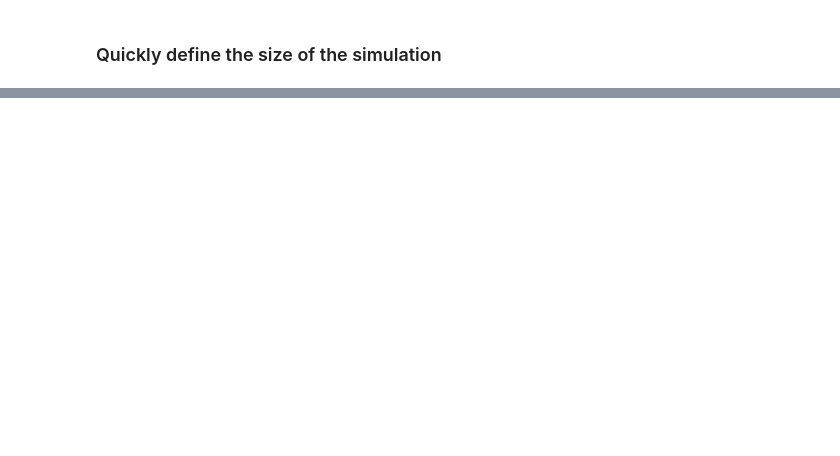
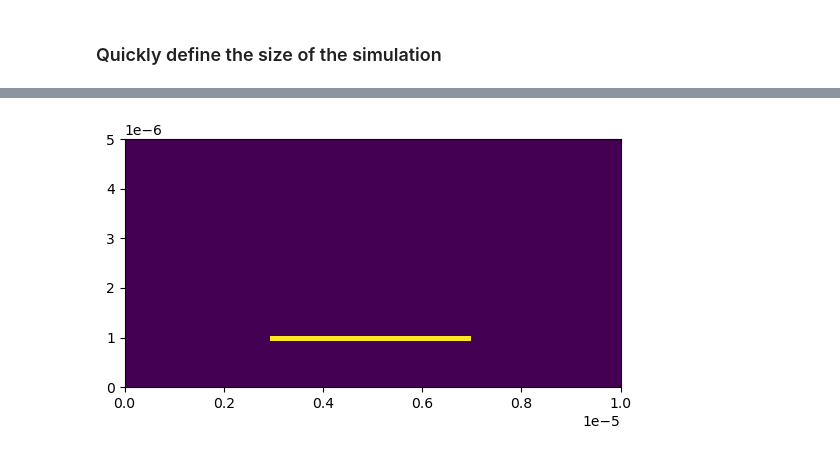
Before and after one commit to Dj1312/pepper, a Jupyter notebook: examples/planewave.ipynb, the cells around one changed output, grey strips where cells are left out. Cells and saved outputs as stored; diff of their text form; code cells hidden in the pictures; blank space fills up the shorter version.

```diff
--- a/examples/planewave.ipynb
+++ b/examples/planewave.ipynb
@@ -31,6 +29,12 @@ sim = SimulationFdfd_TE(eps, dL, [10, 10], wavelength=1550 * nm)
 # %%
 src = np.zeros_like(eps)
-src[Nx // 2, Ny // 2] = 1.0
+src[Nx // 2 - 20:Nx // 2 + 20, Ny // 5] = 1.0
+
+extent = [0, Lx, 0, Ly]
+plt.imshow(src.T, origin='lower', extent=extent)
+plt.show()
+# %% [output]
+[figure, added]
 # %%
 Ez = sim.solve(src)
 # %%
```
Also changed, not shown: parts of 5 cells of this notebook, 3 other files.
